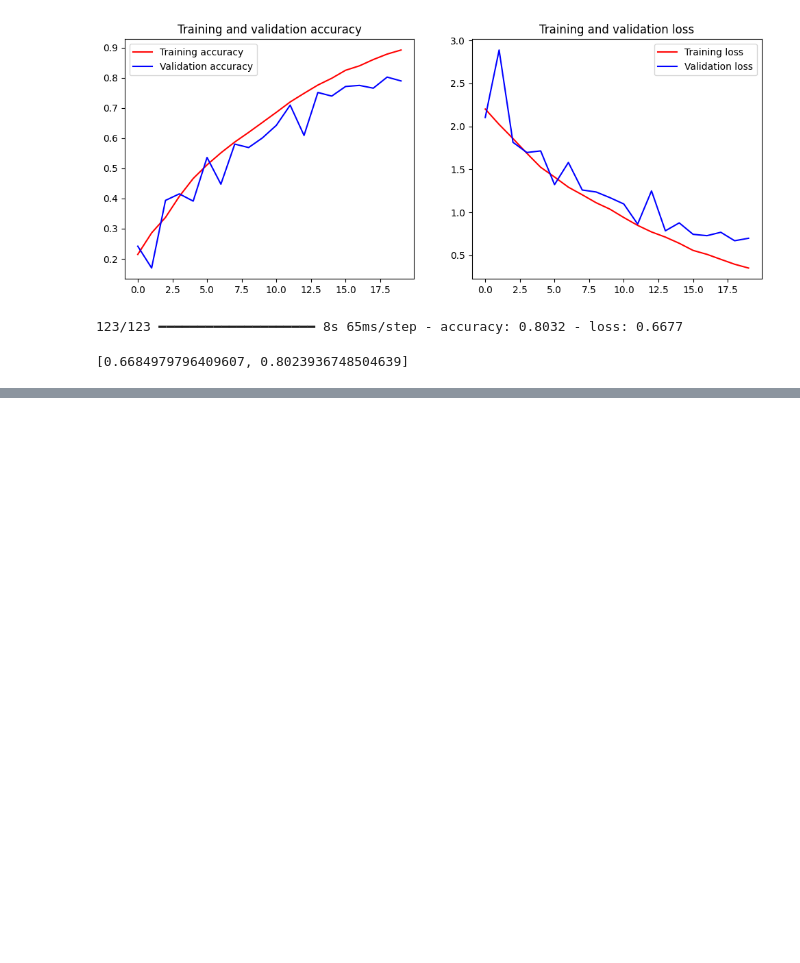
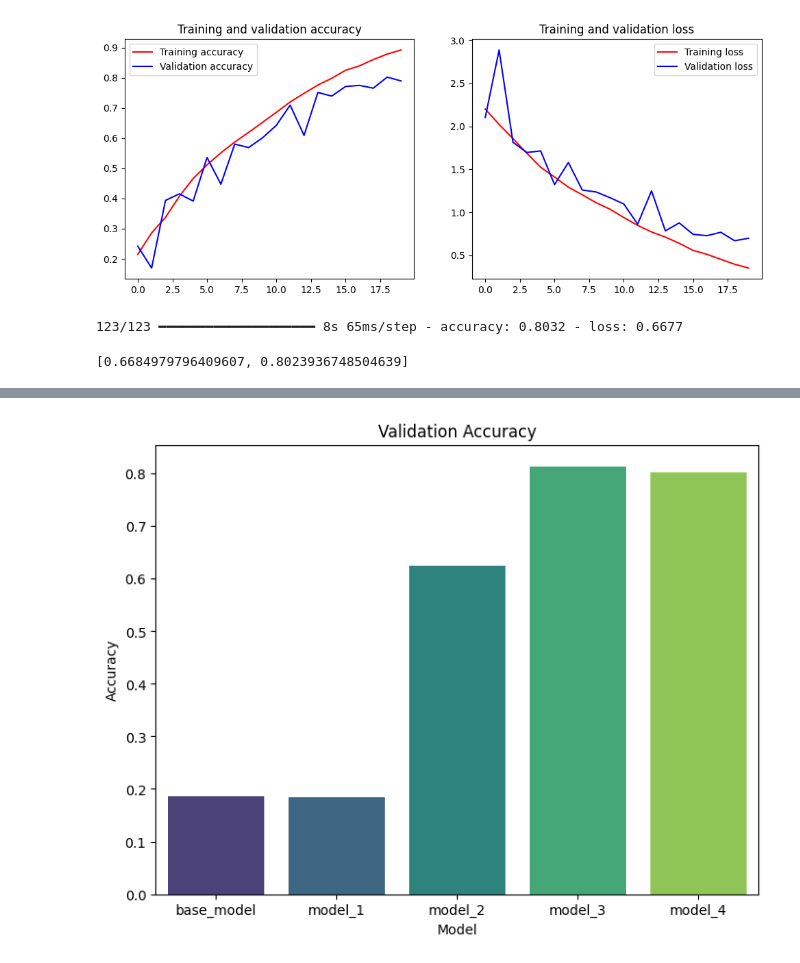
Before and after one commit to AeAre/Animals_classification_with_CNN, a Jupyter notebook: animals_classification_using_CNN.ipynb, the cells around one changed output, grey strips where cells are left out. Cells and saved outputs as stored; diff of their text form; code cells hidden in the pictures; blank space fills up the shorter version.

```diff
--- a/animals_classification_using_CNN.ipynb
+++ b/animals_classification_using_CNN.ipynb
@@ -877,0 +880,21 @@ model_4.evaluate(val_dataset)
+# %%
+models = [base_model, model_1, model_2, model_3, model_4]
+
+model_names = ['base_model', 'model_1', 'model_2', 'model_3', 'model_4']
+
+model_results = {}
+
+for model in models:
+  val_score = model.evaluate(val_dataset)
+  test_score = model.evaluate(test_dataset)
+
+  model_name = model_names[models.index(model)]
+
+  model_results[model_name] = {
+      'val_loss': val_score[0],
+      'val_accuracy': val_score[1],
+      'test_loss': test_score[0],
+      'test_accuracy': test_score[1]
+  }
+
+df = pd.DataFrame(model_results).T
@@ -877,0 +921,9 @@ model_4.evaluate(val_dataset)
+# %%
+plt.figure(figsize=(8, 6))
+sns.barplot(x=df.index, y=df['val_accuracy'], data=df, palette='viridis', hue=df.index, legend=False)
+plt.title('Validation Accuracy')
+plt.xlabel('Model')
+plt.ylabel('Accuracy')
+plt.show()
+# %% [output]
+[figure, added]
```
Also changed, not shown: parts of 4 cells of this notebook.
